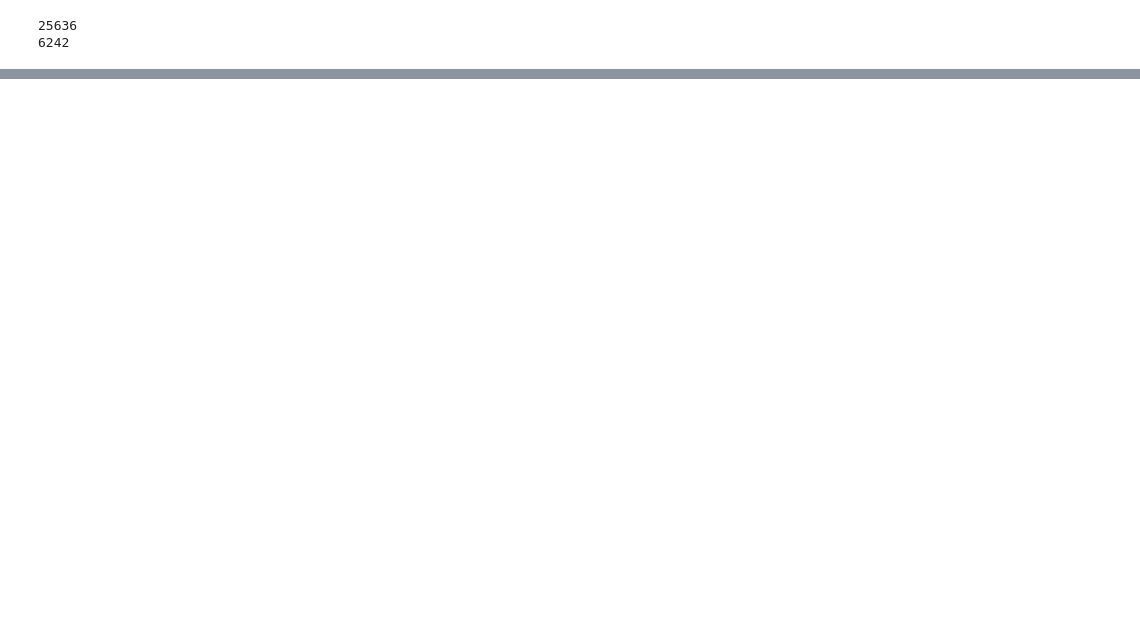
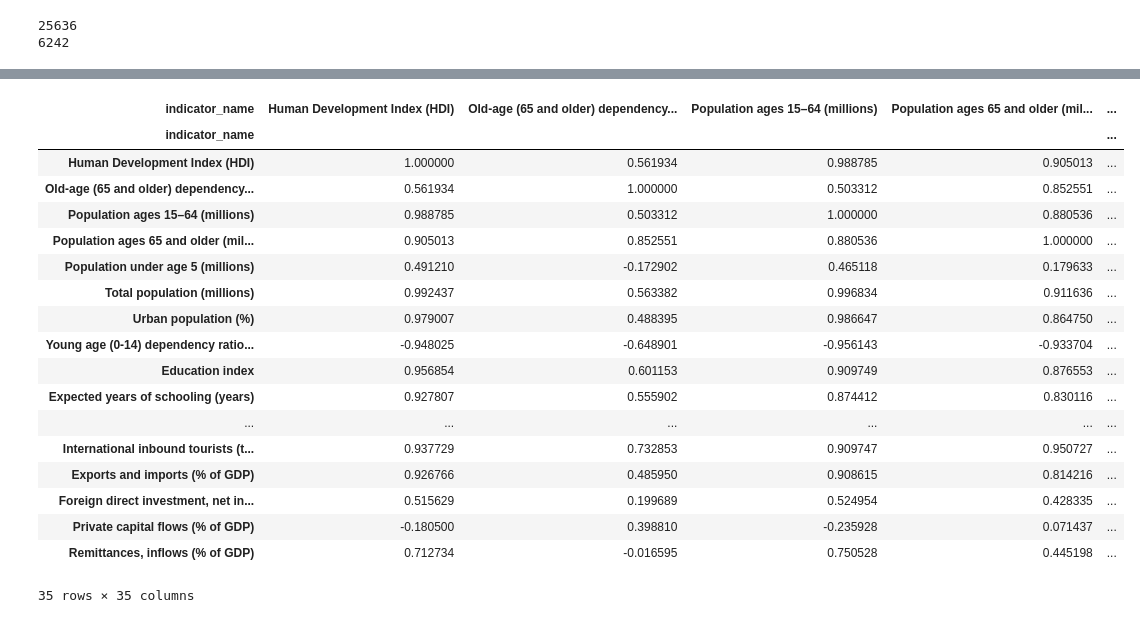
Before and after one commit to chc5/education-indicator-analysis, a Jupyter notebook: education-analysis.ipynb, the cells around one changed output, grey strips where cells are left out. Saved outputs shown, nothing was run; the diff lists cells and outputs as text; code cells hidden in the pictures; blank space fills up the shorter version.

Commit message:
retrieve top indicators

```diff
--- a/education-analysis.ipynb
+++ b/education-analysis.ipynb
@@ -98,0 +127,22 @@ plot_corr_country(inds_df, "United States")
+# %%
+df_corr.corr()
+# %% [output]
+| indicator_name | Human Development Index (HDI) | Old-age (65 and older) dependency... | Population ages 15–64 (millions) | Population ages 65 and older (mil... | ... |
+| indicator_name |  |  |  |  | ... |
+| Human Development Index (HDI) | 1.000000 | 0.561934 | 0.988785 | 0.905013 | ... |
+| Old-age (65 and older) dependency... | 0.561934 | 1.000000 | 0.503312 | 0.852551 | ... |
+| Population ages 15–64 (millions) | 0.988785 | 0.503312 | 1.000000 | 0.880536 | ... |
+| Population ages 65 and older (mil... | 0.905013 | 0.852551 | 0.880536 | 1.000000 | ... |
+| Population under age 5 (millions) | 0.491210 | -0.172902 | 0.465118 | 0.179633 | ... |
+| Total population (millions) | 0.992437 | 0.563382 | 0.996834 | 0.911636 | ... |
+| Urban population (%) | 0.979007 | 0.488395 | 0.986647 | 0.864750 | ... |
+| Young age (0-14) dependency ratio... | -0.948025 | -0.648901 | -0.956143 | -0.933704 | ... |
+| Education index | 0.956854 | 0.601153 | 0.909749 | 0.876553 | ... |
+| Expected years of schooling (years) | 0.927807 | 0.555902 | 0.874412 | 0.830116 | ... |
+| ... | ... | ... | ... | ... | ... |
+| International inbound tourists (t... | 0.937729 | 0.732853 | 0.909747 | 0.950727 | ... |
+| Exports and imports (% of GDP) | 0.926766 | 0.485950 | 0.908615 | 0.814216 | ... |
+| Foreign direct investment, net in... | 0.515629 | 0.199689 | 0.524954 | 0.428335 | ... |
+| Private capital flows (% of GDP) | -0.180500 | 0.398810 | -0.235928 | 0.071437 | ... |
+| Remittances, inflows (% of GDP) | 0.712734 | -0.016595 | 0.750528 | 0.445198 | ... |
+35 rows × 35 columns
```
Also changed, not shown: parts of 12 cells of this notebook.
